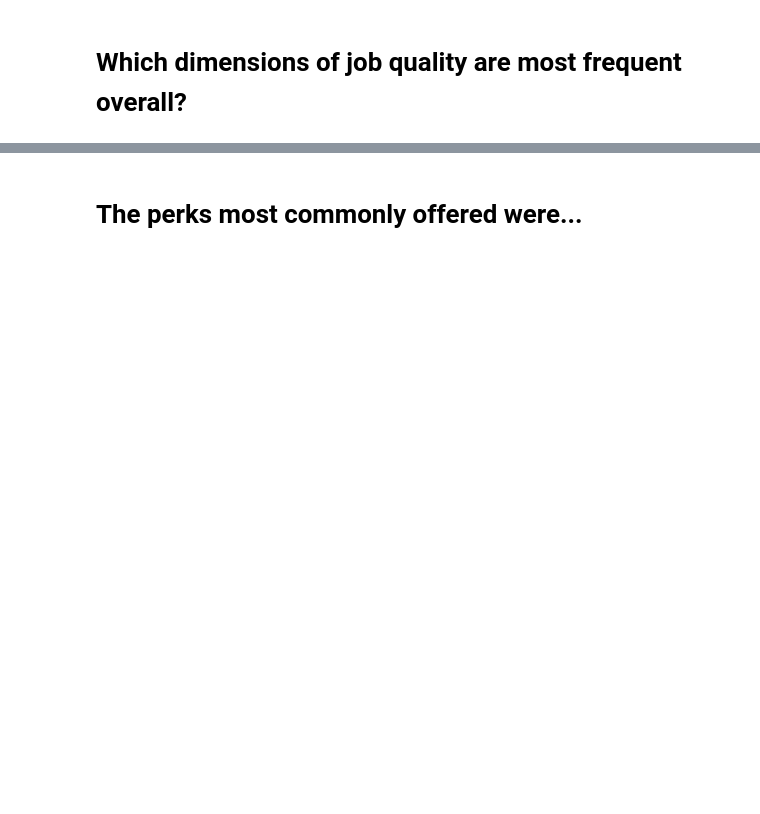
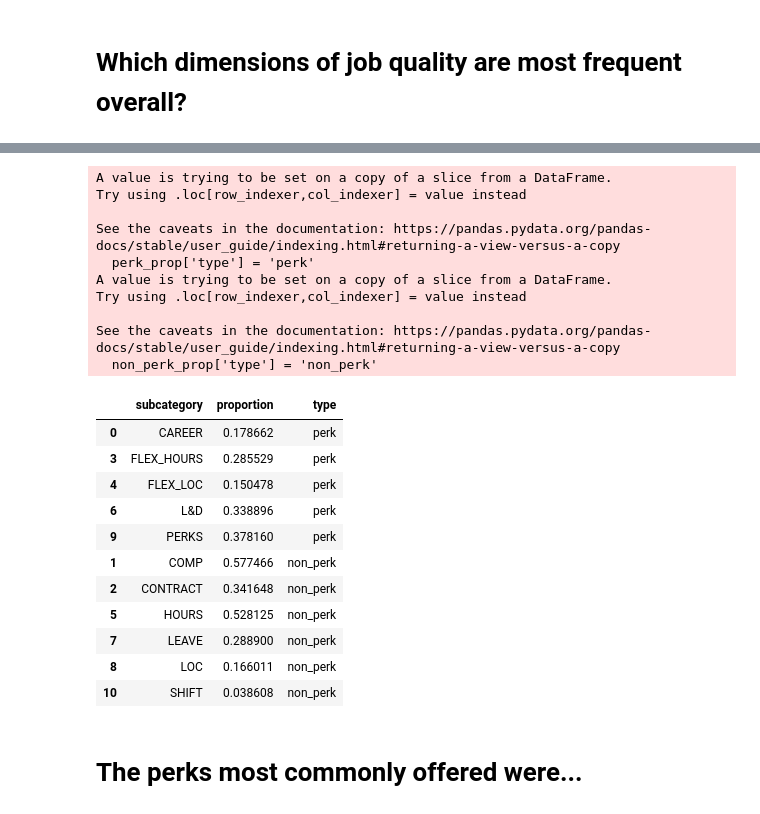
Before and after one commit to nestauk/dap_job_quality, a Jupyter notebook: dap_job_quality/analysis/random_sample/analysis_random_sample.ipynb, the cells around one changed output, grey strips where cells are left out. Cells and saved outputs as stored; diff of their text form; code cells hidden in the pictures; blank space fills up the shorter version.

```diff
--- a/dap_job_quality/analysis/random_sample/analysis_random_sample.ipynb
+++ b/dap_job_quality/analysis/random_sample/analysis_random_sample.ipynb
@@ -85,3 +185,6 @@ non_perk_prop = proportions[~proportions['subcategory'].isin(['CAREER', 'FLEX_HO
 non_perk_prop['type'] = 'non_perk'
 overall_prop = pd.concat([perk_prop, non_perk_prop])
 overall_prop.to_csv('outputs/overall_proportions.csv', index=False)
+save_to_s3(BUCKET_NAME, overall_prop, f'{S3_OUT_PATH}/overall_proportions.csv')
+overall_prop
+# %% [output]
@@ -88,3 +192,25 @@ overall_prop.to_csv('outputs/overall_proportions.csv', index=False)
+A value is trying to be set on a copy of a slice from a DataFrame.
+Try using .loc[row_indexer,col_indexer] = value instead
+
+See the caveats in the documentation: https://pandas.pydata.org/pandas-docs/stable/user_guide/indexing.html#returning-a-view-versus-a-copy
+  perk_prop['type'] = 'perk'
+A value is trying to be set on a copy of a slice from a DataFrame.
+Try using .loc[row_indexer,col_indexer] = value instead
+
+See the caveats in the documentation: https://pandas.pydata.org/pandas-docs/stable/user_guide/indexing.html#returning-a-view-versus-a-copy
+  non_perk_prop['type'] = 'non_perk'
+|  | subcategory | proportion | type |
+| 0 | CAREER | 0.178662 | perk |
+| 3 | FLEX_HOURS | 0.285529 | perk |
+| 4 | FLEX_LOC | 0.150478 | perk |
+| 6 | L&D | 0.338896 | perk |
+| 9 | PERKS | 0.378160 | perk |
+| 1 | COMP | 0.577466 | non_perk |
+| 2 | CONTRACT | 0.341648 | non_perk |
+| 5 | HOURS | 0.528125 | non_perk |
+| 7 | LEAVE | 0.288900 | non_perk |
+| 8 | LOC | 0.166011 | non_perk |
+| 10 | SHIFT | 0.038608 | non_perk |
 # %% [markdown]
 # The perks most commonly offered were...
 # %%
```
Also changed, not shown: parts of 72 cells of this notebook.
